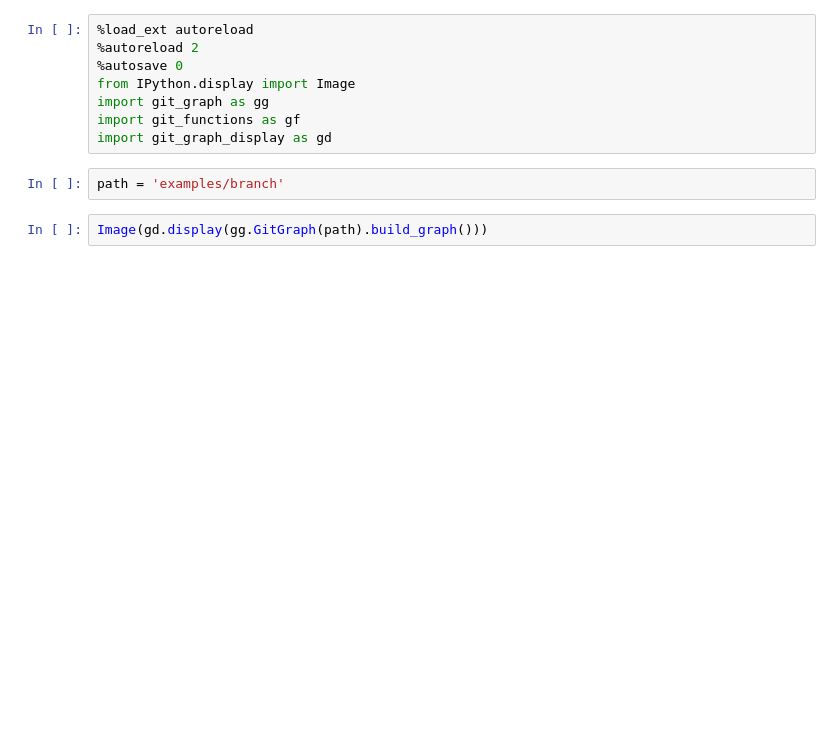
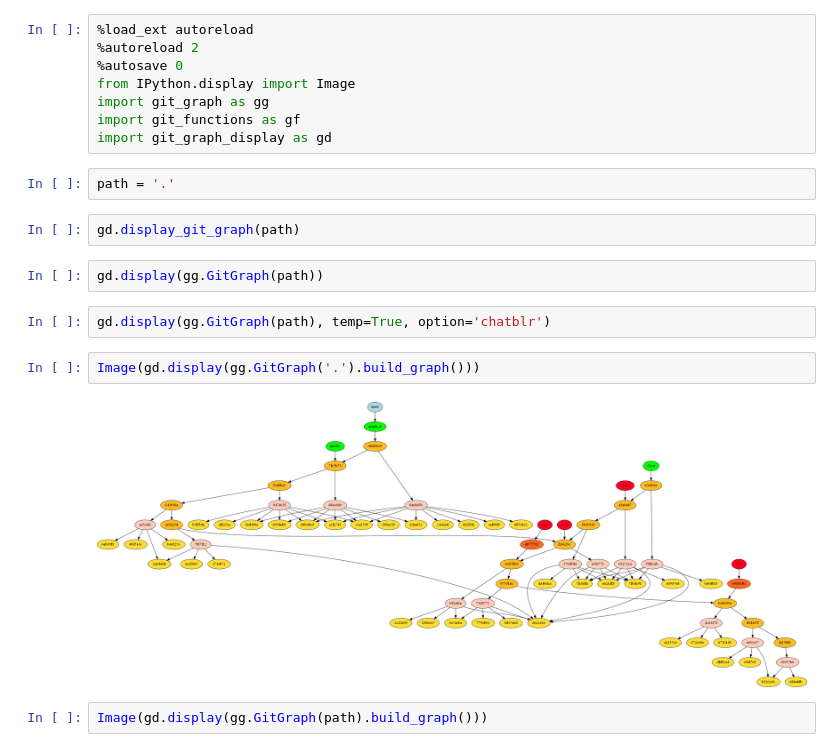
Before and after one commit to hoduche/git-graph, a Jupyter notebook: gitInternalAnalysis.ipynb, the cells around one changed output. Drawn from its saved outputs; the diff is of its cells as text; blank space fills up the shorter version.

Commit message:
move to graphviz api

```diff
--- a/gitInternalAnalysis.ipynb
+++ b/gitInternalAnalysis.ipynb
@@ -7,7 +7,17 @@ import git_graph as gg
 import git_functions as gf
 import git_graph_display as gd
 # %%
-path = 'examples/branch'
+path = '.'
+# %%
+gd.display_git_graph(path)
+# %%
+gd.display(gg.GitGraph(path))
+# %%
+gd.display(gg.GitGraph(path), temp=True, option='chatblr')
+# %%
+Image(gd.display(gg.GitGraph('.').build_graph()))
+# %% [output]
+[figure, added]
 # %%
 Image(gd.display(gg.GitGraph(path).build_graph()))
 # %% [output]
```
Also changed, not shown: parts of 3 cells of this notebook, 3 other files.
